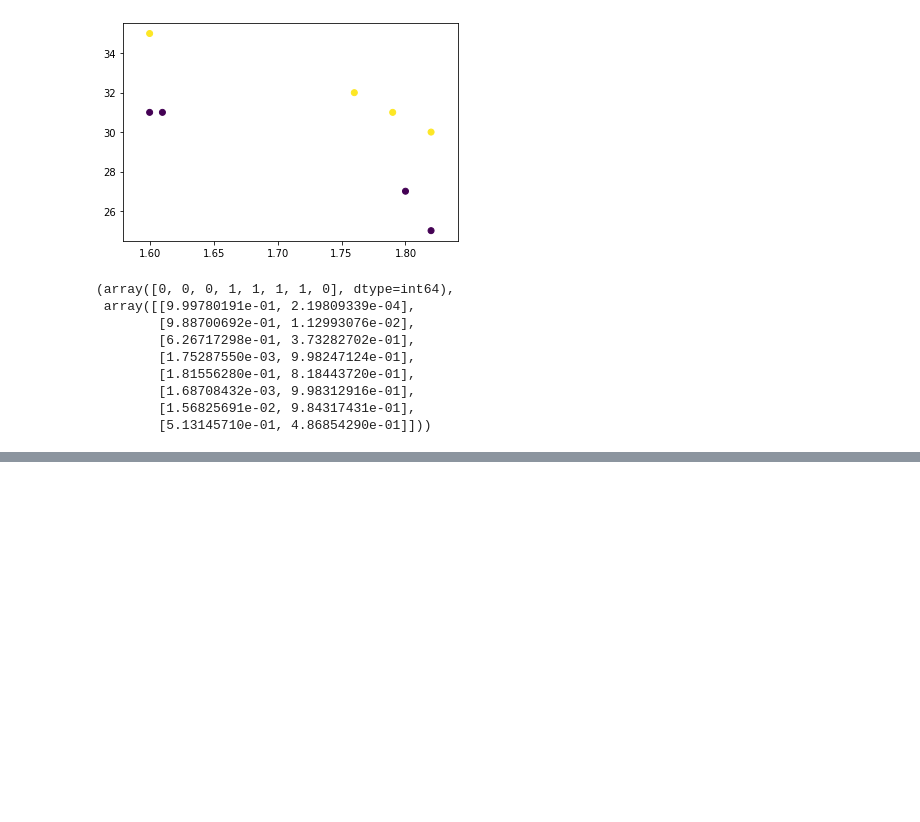
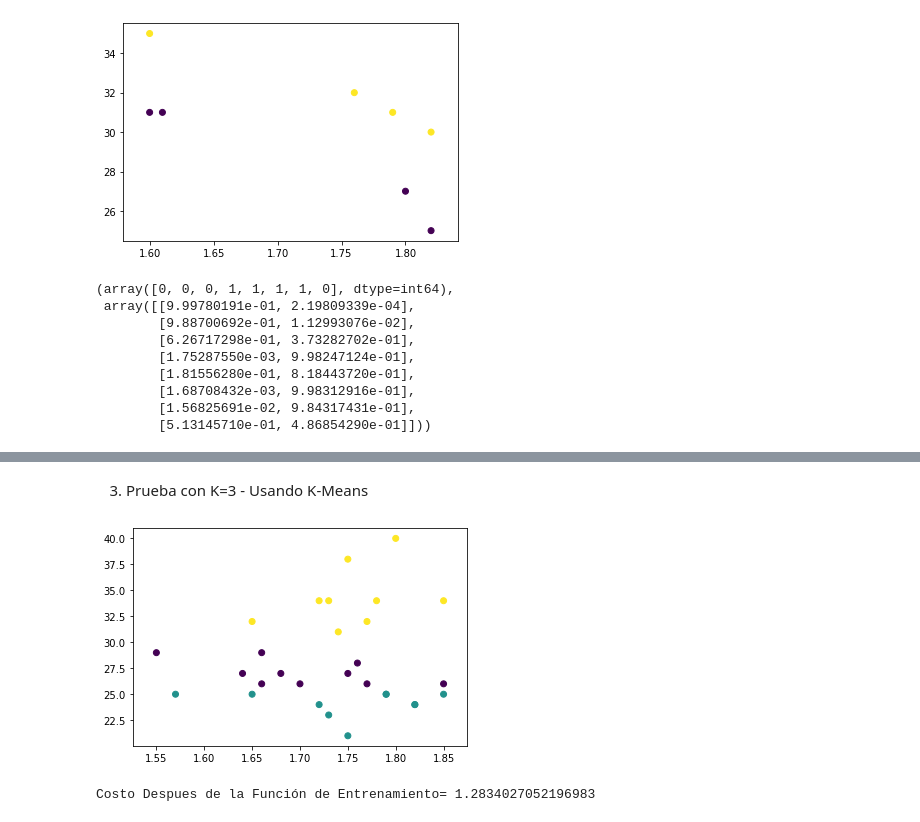
Before and after one commit to jonathanDeLeonGES/jupyterNotebooks, a Jupyter notebook: Practica 1 - Aprendizaje No Supervisado.ipynb, the cells around one changed output, grey strips where cells are left out. Cells and saved outputs as stored; diff of their text form; code cells hidden in the pictures; blank space fills up the shorter version.

```diff
--- a/Practica 1 - Aprendizaje No Supervisado.ipynb
+++ b/Practica 1 - Aprendizaje No Supervisado.ipynb
@@ -276,0 +301,9 @@ predicciónGMM(model, X)
+# %% [markdown]
+3. Prueba con K=3 - Usando K-Means
+# %%
+K = 3
+epochs=100
+model,centroides,costo = entrenamientoKMeans(X, K, epochs)
+# %% [output]
+[figure, added]
+Costo Despues de la Función de Entrenamiento= 1.2834027052196983
```
Also changed, not shown: parts of 48 cells of this notebook.
